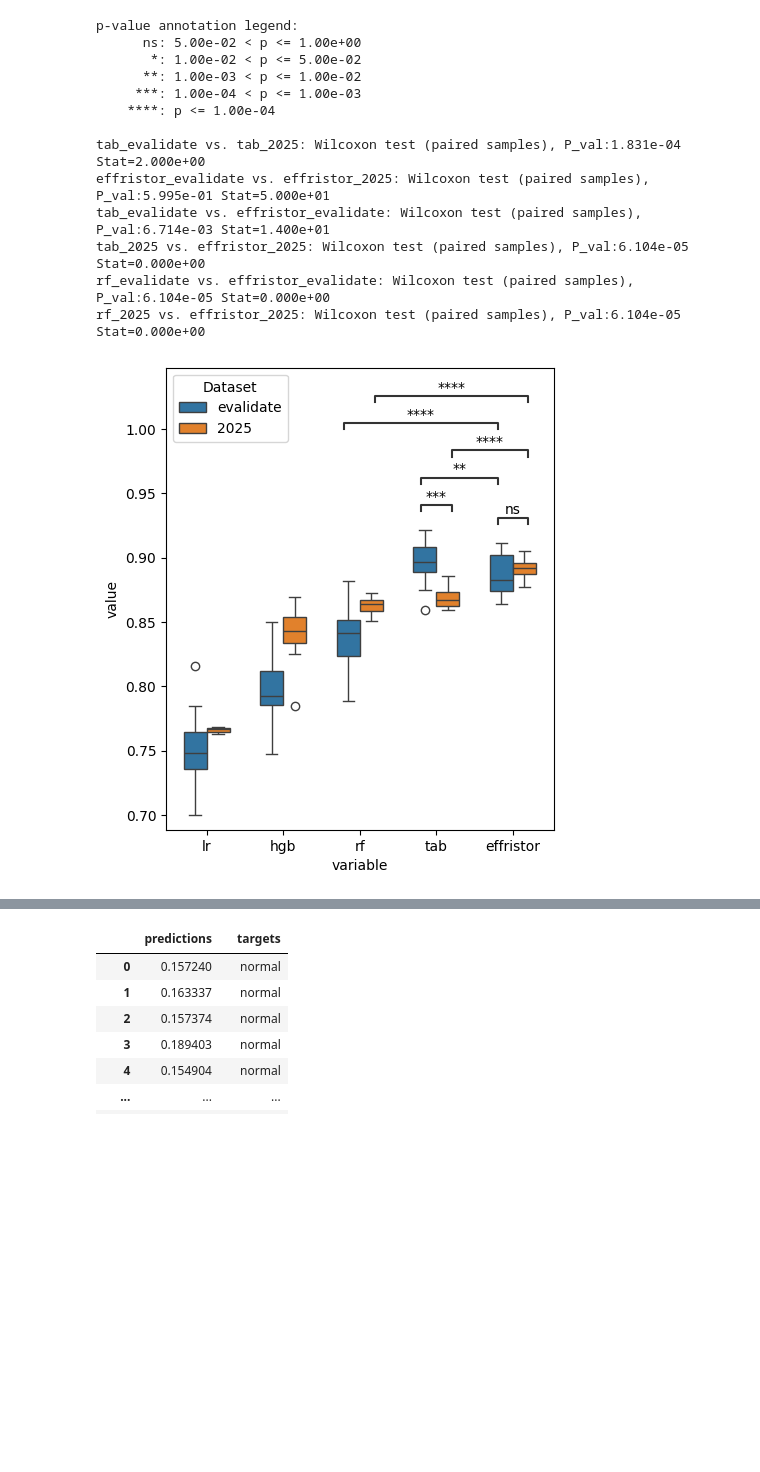
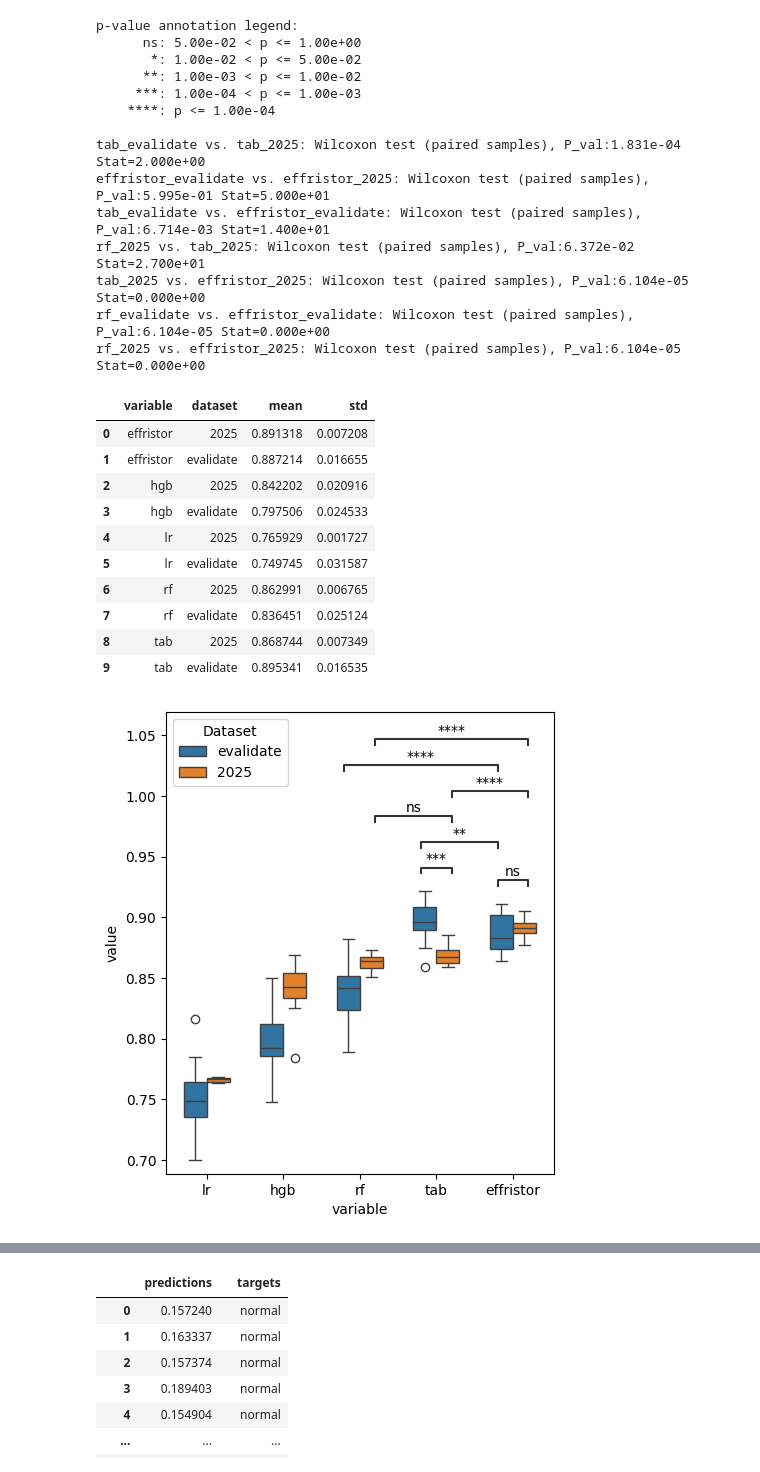
Before and after one commit to LMH0066/Effristor, a Jupyter notebook: ivf/task/analyse/analyse.ipynb, the cells around one changed output, grey strips where cells are left out. Cells and saved outputs as stored; diff of their text form; code cells hidden in the pictures; blank space fills up the shorter version.

```diff
--- a/ivf/task/analyse/analyse.ipynb
+++ b/ivf/task/analyse/analyse.ipynb
@@ -77,34 +77,53 @@ ax = sns.boxplot(x='variable', y='value', hue='dataset', data=combined_df, width
 
 pairs=[
     (("rf", "evalidate"), ("effristor", "evalidate")),
     (("tab", "evalidate"), ("effristor", "evalidate")),
     (("rf", "2025"), ("effristor", "2025")),
+    (("rf", "2025"), ("tab", "2025")),
     (("tab", "2025"), ("effristor", "2025")),
     (("tab", "evalidate"), ("tab", "2025")),
     (("effristor", "evalidate"), ("effristor", "2025")),
 ]
 annotator = Annotator(ax, pairs, data=combined_df, x="variable", y="value", hue='dataset')
 annotator.configure(test='Wilcoxon', text_format='star')
 annotator.apply_and_annotate()
 
+display((
+    combined_df.groupby(['variable', 'dataset'])['value']
+      .agg(['mean', 'std'])
+      .reset_index()
+))
+
 plt.legend(title='Dataset')
 plt.savefig("{}.pdf".format("method_compare"), format="pdf", bbox_inches="tight")
 plt.show()
 # %% [output]
 p-value annotation legend:
       ns: 5.00e-02 < p <= 1.00e+00
        *: 1.00e-02 < p <= 5.00e-02
       **: 1.00e-03 < p <= 1.00e-02
      ***: 1.00e-04 < p <= 1.00e-03
     ****: p <= 1.00e-04
 
 tab_evalidate vs. tab_2025: Wilcoxon test (paired samples), P_val:1.831e-04 Stat=2.000e+00
 effristor_evalidate vs. effristor_2025: Wilcoxon test (paired samples), P_val:5.995e-01 Stat=5.000e+01
 tab_evalidate vs. effristor_evalidate: Wilcoxon test (paired samples), P_val:6.714e-03 Stat=1.400e+01
+rf_2025 vs. tab_2025: Wilcoxon test (paired samples), P_val:6.372e-02 Stat=2.700e+01
 tab_2025 vs. effristor_2025: Wilcoxon test (paired samples), P_val:6.104e-05 Stat=0.000e+00
 rf_evalidate vs. effristor_evalidate: Wilcoxon test (paired samples), P_val:6.104e-05 Stat=0.000e+00
 rf_2025 vs. effristor_2025: Wilcoxon test (paired samples), P_val:6.104e-05 Stat=0.000e+00
+|  | variable | dataset | mean | std |
+| 0 | effristor | 2025 | 0.891318 | 0.007208 |
+| 1 | effristor | evalidate | 0.887214 | 0.016655 |
+| 2 | hgb | 2025 | 0.842202 | 0.020916 |
+| 3 | hgb | evalidate | 0.797506 | 0.024533 |
+| 4 | lr | 2025 | 0.765929 | 0.001727 |
+| 5 | lr | evalidate | 0.749745 | 0.031587 |
+| 6 | rf | 2025 | 0.862991 | 0.006765 |
+| 7 | rf | evalidate | 0.836451 | 0.025124 |
+| 8 | tab | 2025 | 0.868744 | 0.007349 |
+| 9 | tab | evalidate | 0.895341 | 0.016535 |
-[figure, old version]
+[figure, new version]
 # %%
 _combined_df_tab_evalidate = combined_df[(combined_df["variable"] == "tab")&(combined_df["dataset"] == "evalidate")]
 _combined_df_tab_2025 = combined_df[(combined_df["variable"] == "tab")&(combined_df["dataset"] == "2025")]
```
Also changed, not shown: parts of 2 cells of this notebook, 5 other files.
